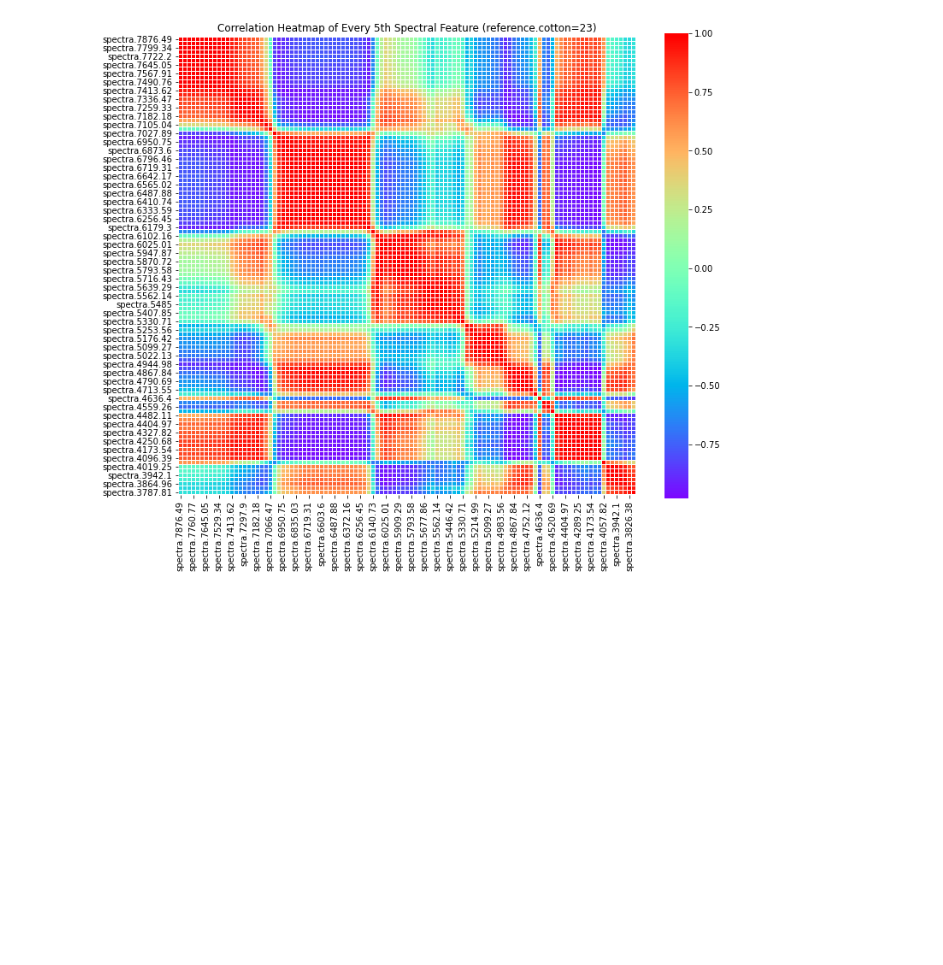
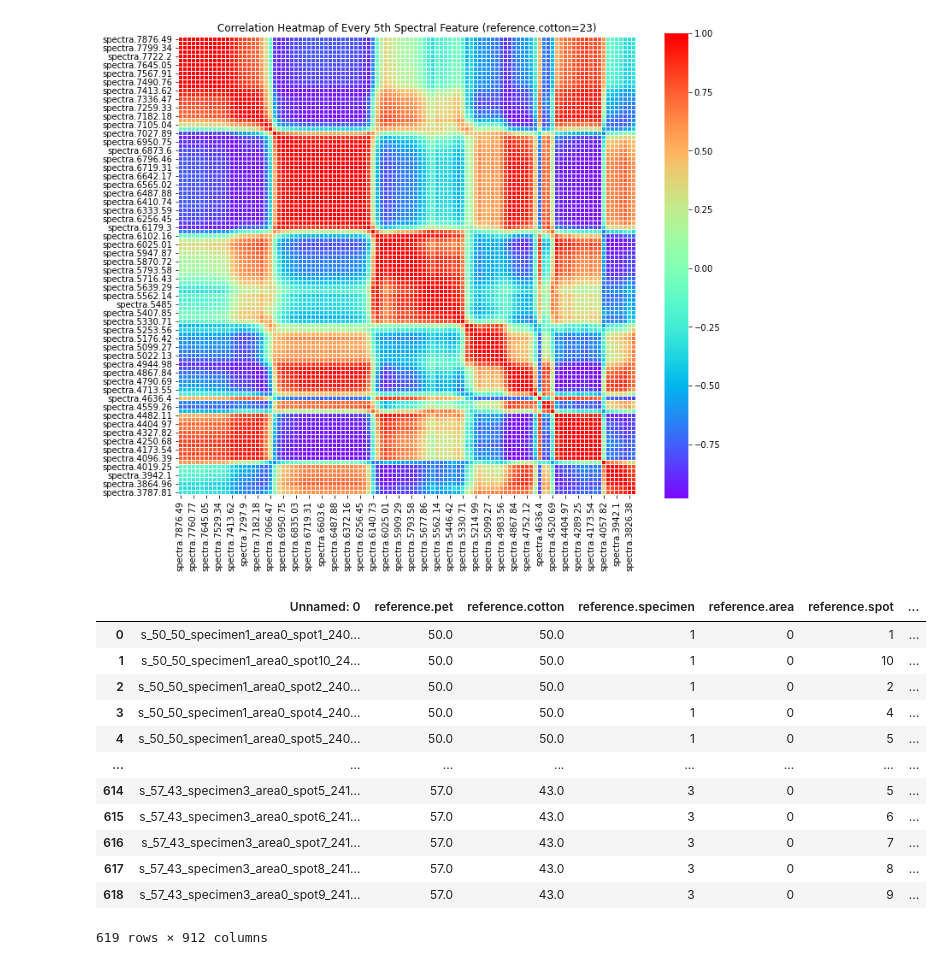
Before and after one commit to sebnemyyl/Characterization-of-cotton-polyester-textiles-using-IR-spectroscopy, a Jupyter notebook: src/notebooks/data_inspection.ipynb, the cells around one changed output. Cells and saved outputs as stored; diff of their text form; code cells hidden in the pictures; blank space fills up the shorter version.

```diff
--- a/src/notebooks/data_inspection.ipynb
+++ b/src/notebooks/data_inspection.ipynb
@@ -43,3 +43,23 @@ plot_correlation(data=data_43, cotton_ratio=43)
 plot_correlation(data=data_23, cotton_ratio=23)
 # %% [output]
 [figure]
+# %%
+spectral_data_path = "../../input/clean_csv"
+file_path_all_data = 'spectra_nir_all.csv'
+data_nir = pd.read_csv(f"{spectral_data_path}/{file_path_all_data}")
+# %%
+data_nir
+# %% [output]
+|  | Unnamed: 0 | reference.pet | reference.cotton | reference.specimen | reference.area | reference.spot | ... |
+| 0 | s_50_50_specimen1_area0_spot1_240... | 50.0 | 50.0 | 1 | 0 | 1 | ... |
+| 1 | s_50_50_specimen1_area0_spot10_24... | 50.0 | 50.0 | 1 | 0 | 10 | ... |
+| 2 | s_50_50_specimen1_area0_spot2_240... | 50.0 | 50.0 | 1 | 0 | 2 | ... |
+| 3 | s_50_50_specimen1_area0_spot4_240... | 50.0 | 50.0 | 1 | 0 | 4 | ... |
+| 4 | s_50_50_specimen1_area0_spot5_240... | 50.0 | 50.0 | 1 | 0 | 5 | ... |
+| ... | ... | ... | ... | ... | ... | ... | ... |
+| 614 | s_57_43_specimen3_area0_spot5_241... | 57.0 | 43.0 | 3 | 0 | 5 | ... |
+| 615 | s_57_43_specimen3_area0_spot6_241... | 57.0 | 43.0 | 3 | 0 | 6 | ... |
+| 616 | s_57_43_specimen3_area0_spot7_241... | 57.0 | 43.0 | 3 | 0 | 7 | ... |
+| 617 | s_57_43_specimen3_area0_spot8_241... | 57.0 | 43.0 | 3 | 0 | 8 | ... |
+| 618 | s_57_43_specimen3_area0_spot9_241... | 57.0 | 43.0 | 3 | 0 | 9 | ... |
+619 rows × 912 columns
```
Also changed, not shown: parts of 3 cells of this notebook, 3 other files.
